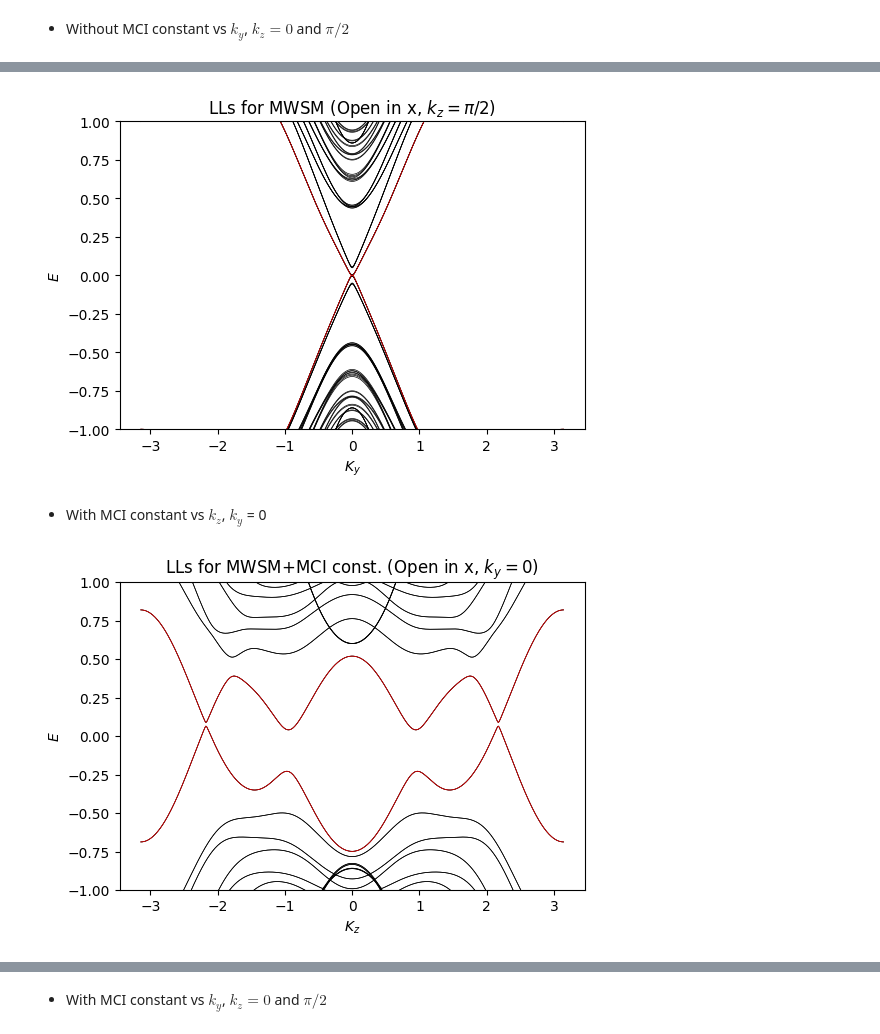
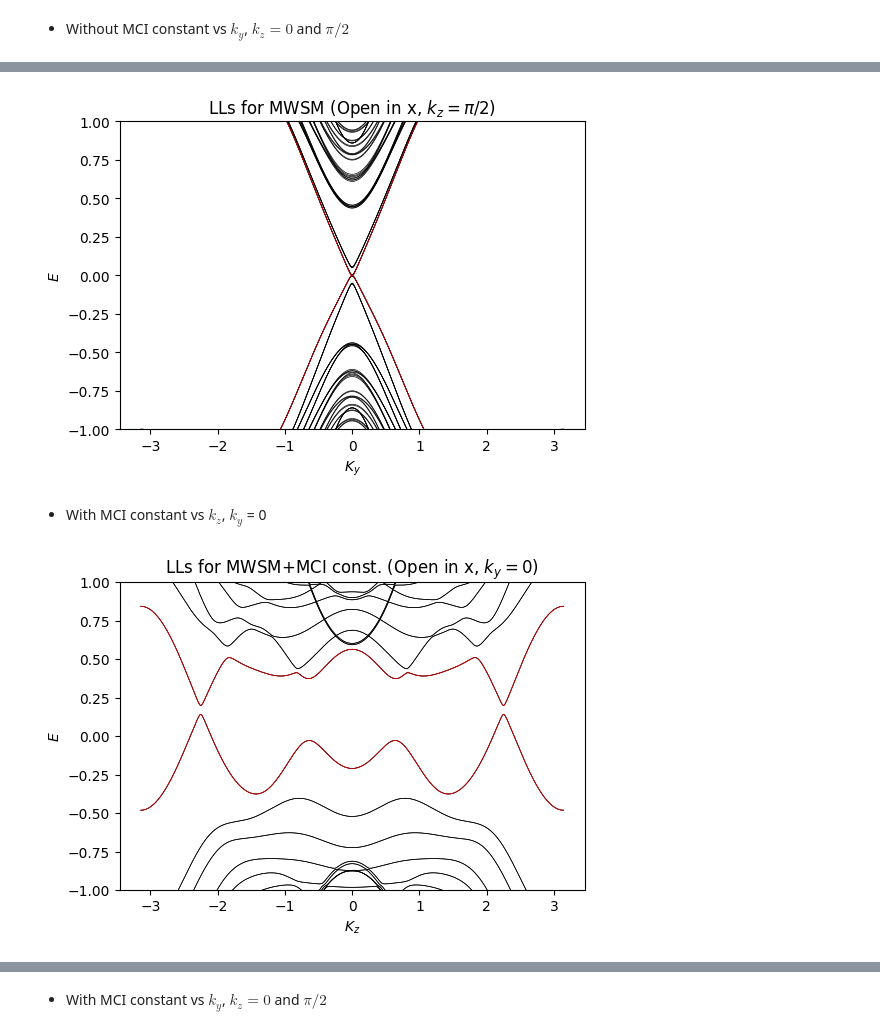
Before and after one commit to gehadibany/topological-phases, a Jupyter notebook: MTSM_LLs.ipynb, the cells around one changed output, grey strips where cells are left out. Drawn from its saved outputs; the diff is of its cells as text; code cells hidden in the pictures.

```diff
--- a/MTSM_LLs.ipynb
+++ b/MTSM_LLs.ipynb
@@ -16,13 +16,13 @@ tau_z = np.array([[1, 0], [0, -1]], dtype=complex)
 # %%
 #parameters
 L = 80
-tp, mp = 0.05, 0.1
+tp, mp = 0.00001, 0.15
 g1, g2 = -0.5, 0.5
 B= 2*np.pi/L
 
 # MCI Constant
 hp_constant = mp*(np.kron(tau_z,sigma_z)+ np.kron(tau_z,I2)+np.kron(tau_0,sigma_z)+np.kron(tau_x,sigma_z)+np.kron(tau_y,I2))
-#hp = tp*np.cos(kx)*np.kron(tau_y,sigma_y)
+hp = -tp*np.kron(tau_y,sigma_y)
 
 
 #Weyl nodes at P1 = +/- 2.05, P2 = +/- 1.1
@@ -48,7 +48,7 @@ for kz in kzs:
 
         #H2 = H_P2 + VP_2 *exp(ikx) + VP_2d *exp(iky)
         HP_2 = np.sin(ky+2*B*i)*sigma_y-(2+g2-np.cos(ky+2*B*i)-np.cos(kz))*sigma_z
-        VP_2 = (1j/2)*sigma_x-(1/2)*sigma_z
+        VP_2 = (-1j/2)*sigma_x-(1/2)*sigma_z
         VP_2d = VP_2.conj().T
 
         nHP_1 = np.sin(ky+2*B*(i+0.5))*tau_y+(2+g1-np.cos(ky+2*B*(i+0.5))-np.cos(kz))*tau_z
@@ -57,7 +57,7 @@ for kz in kzs:
 
         #H2 = H_P2 + VP_2 *exp(ikx) + VP_2d *exp(iky)
         nHP_2 = np.sin(ky+2*B*(i+0.5))*sigma_y-(2+g2-np.cos(ky+2*B*(i+0.5))-np.cos(kz))*sigma_z
-        nVP_2 = (1j/2)*sigma_x-(1/2)*sigma_z
+        nVP_2 = (-1j/2)*sigma_x-(1/2)*sigma_z
         nVP_2d = nVP_2.conj().T
 
         #H_c = H1⊗ H2
@@ -129,7 +129,7 @@ for ky in kys:
 
         #H2 = H_P2 + VP_2 *exp(ikx) + VP_2d *exp(iky)
         HP_2 = np.sin(ky)*sigma_y-(2+g2-np.cos(ky)-np.cos(kz+2*B*i))*sigma_z
-        VP_2 = (1j/2)*sigma_x-(1/2)*sigma_z
+        VP_2 = (-1j/2)*sigma_x-(1/2)*sigma_z
         VP_2d = VP_2.conj().T
 
         nHP_1 = np.sin(ky)*tau_y+(2+g1-np.cos(ky)-np.cos(kz+2*B*(i+0.5)))*tau_z
@@ -138,7 +138,7 @@ for ky in kys:
 
         #H2 = H_P2 + VP_2 *exp(ikx) + VP_2d *exp(iky)
         nHP_2 = np.sin(ky)*sigma_y-(2+g2-np.cos(ky)-np.cos(kz+2*B*(i+0.5)))*sigma_z
-        nVP_2 = (1j/2)*sigma_x-(1/2)*sigma_z
+        nVP_2 = (-1j/2)*sigma_x-(1/2)*sigma_z
         nVP_2d = nVP_2.conj().T
 
         #H_c = H1⊗ H2
@@ -192,6 +192,6 @@ plt.show()
 # %%
 kys = np.linspace(-np.pi,np.pi, 501)
-kz = np.pi/2
+kz = 1.1
 
 #Hamiltonian and diagonalization
 child_eigvals_oc_vs_kz = []
@@ -207,7 +207,7 @@ for ky in kys:
 
         #H2 = H_P2 + VP_2 *exp(ikx) + VP_2d *exp(iky)
         HP_2 = np.sin(ky)*sigma_y-(2+g2-np.cos(ky)-np.cos(kz+2*B*i))*sigma_z
-        VP_2 = (1j/2)*sigma_x-(1/2)*sigma_z
+        VP_2 = (-1j/2)*sigma_x-(1/2)*sigma_z
         VP_2d = VP_2.conj().T
 
         nHP_1 = np.sin(ky)*tau_y+(2+g1-np.cos(ky)-np.cos(kz+2*B*(i+0.5)))*tau_z
@@ -216,7 +216,7 @@ for ky in kys:
 
         #H2 = H_P2 + VP_2 *exp(ikx) + VP_2d *exp(iky)
         nHP_2 = np.sin(ky)*sigma_y-(2+g2-np.cos(ky)-np.cos(kz+2*B*(i+0.5)))*sigma_z
-        nVP_2 = (1j/2)*sigma_x-(1/2)*sigma_z
+        nVP_2 = (-1j/2)*sigma_x-(1/2)*sigma_z
         nVP_2d = nVP_2.conj().T
 
         #H_c = H1⊗ H2
@@ -267,17 +267,13 @@ plt.savefig('LLs for MWSM (Open in x, $k_z = 05pi$)')
 
 plt.show()
 # %% [output]
-[figure, old version]
+[figure, new version]
 # %% [markdown]
 * With MCI constant vs $k_z$, $k_y$ = 0
 # %%
 #Parameters
-L = 80
 kzs = np.linspace(-np.pi,np.pi, 501)
 ky = 0
-
-B= 2*np.pi/L
-g1, g2 = -0.5, 0.5
 
 #Hamiltonian and diagonalization
 child_eigvals_oc_vs_kz = []
@@ -293,7 +289,7 @@ for kz in kzs:
 
         #H2 = H_P2 + VP_2 *exp(ikx) + VP_2d *exp(iky)
         HP_2 = np.sin(ky+2*B*i)*sigma_y-(2+g2-np.cos(ky+2*B*i)-np.cos(kz))*sigma_z
-        VP_2 = (1j/2)*sigma_x-(1/2)*sigma_z
+        VP_2 = (-1j/2)*sigma_x-(1/2)*sigma_z
         VP_2d = VP_2.conj().T
 
         nHP_1 = np.sin(ky+2*B*(i+0.5))*tau_y+(2+g1-np.cos(ky+2*B*(i+0.5))-np.cos(kz))*tau_z
@@ -302,7 +298,7 @@ for kz in kzs:
 
         #H2 = H_P2 + VP_2 *exp(ikx) + VP_2d *exp(iky)
         nHP_2 = np.sin(ky+2*B*(i+0.5))*sigma_y-(2+g2-np.cos(ky+2*B*(i+0.5))-np.cos(kz))*sigma_z
-        nVP_2 = (1j/2)*sigma_x-(1/2)*sigma_z
+        nVP_2 = (-1j/2)*sigma_x-(1/2)*sigma_z
         nVP_2d = nVP_2.conj().T
 
         #H_c = H1⊗ H2
@@ -314,42 +310,42 @@ for kz in kzs:
         #H matrix
         H_child[4*i:4*(i+1), 4*i:4*(i+1)] = h_onsite + v_dagger + hp_constant
         if i < L - 1:
-            H_child[4*i:4*(i+1), 4*(i+1):4*(i+2)] = nearest
-            H_child[4*(i+1):4*(i+2), 4*i:4*(i+1)] = nearest.conj().T
+            H_child[4*i:4*(i+1), 4*(i+1):4*(i+2)] = nearest + hp
+            H_child[4*(i+1):4*(i+2), 4*i:4*(i+1)] = (nearest+ hp).conj().T
         else:
-            H_child[4*i:4*(i+1), 0:4] = nearest
-            H_child[0:4, 4*i:4*(i+1)] = nearest.conj().T
+            H_child[4*i:4*(i+1), 0:4] = nearest + hp
+            H_child[0:4, 4*i:4*(i+1)] = (nearest+ hp).conj().T
             H_child[4*i:4*(i+1), 4:8] = v_hops
             H_child[4:8, 4*i:4*(i+1)] = v_hops.conj().T
         if i < L - 2:
             H_child[4*i:4*(i+1), 4*(i+2):4*(i+3)] = v_hops
             H_child[4*(i+2):4*(i+3), 4*i:4*(i+1)] = v_hops.conj().T
         if i == L-2:
             H_child[4*i:4*(i+1), 0:4] = v_hops
             H_child[0:4, 4*i:4*(i+1)] = v_hops.conj().T
 
 
     eigenvals_oc_child = np.linalg.eigvalsh(H_child)
     child_eigvals_oc_vs_kz.append(eigenvals_oc_child)
 
 
 child_eigvals_oc_vs_kz = np.array(child_eigvals_oc_vs_kz).T
 
 #plot
 fig, ax = plt.subplots(figsize=(6,4))
 for band in child_eigvals_oc_vs_kz:
     ax.plot(kzs, band, color='black', linewidth=0.5)
 
 mid = 2*L
 for b in [mid-1, mid]:
     plt.plot(kzs,child_eigvals_oc_vs_kz[b], color='red', linewidth =0.5)
 
 ax.set_xlabel ('$K_z$')
 ax.set_ylabel ('$E$')
 ax.set_title ('LLs for MWSM+MCI const. (Open in x, $k_y = 0$)')
 ax.set_ylim (-1,1)
 plt.savefig('LLs for MWSM+MCI constant (Open in x, $k_y = 0$)')
 
 plt.show()
 # %% [output]
-[figure, old version]
+[figure, new version]
```
Also changed, not shown: parts of 12 cells of this notebook.
